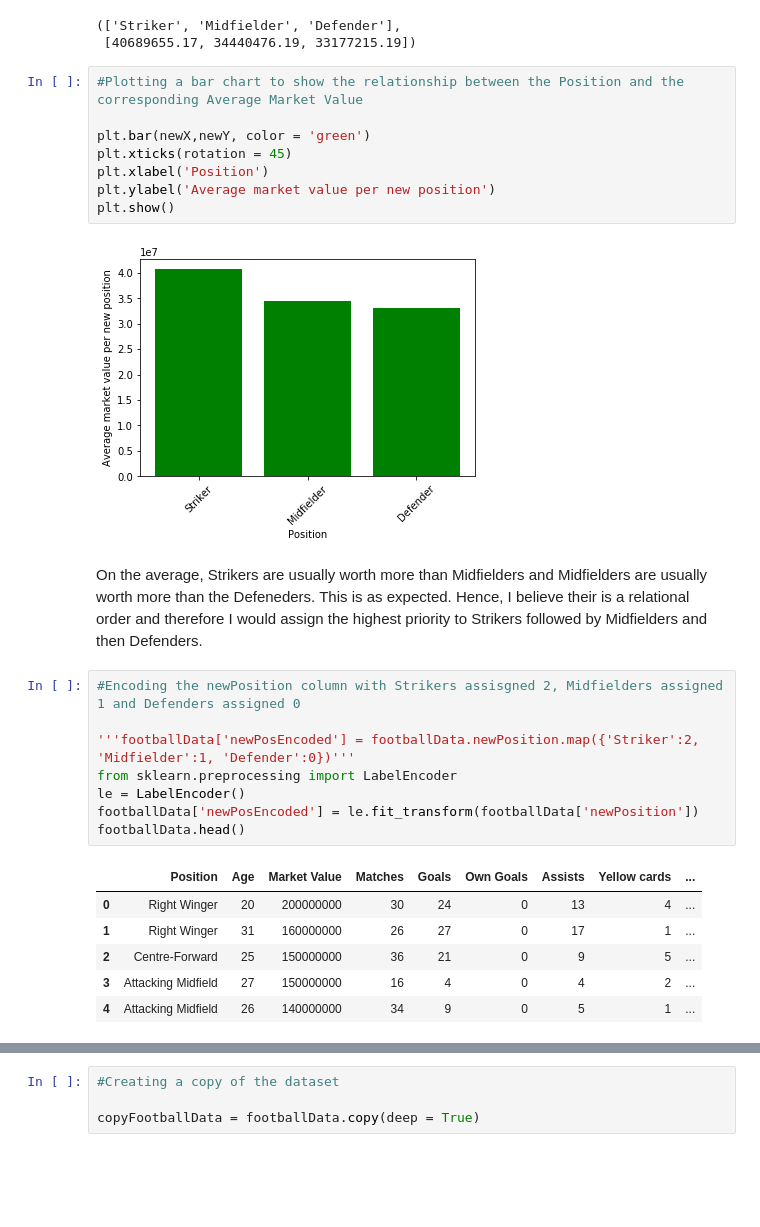
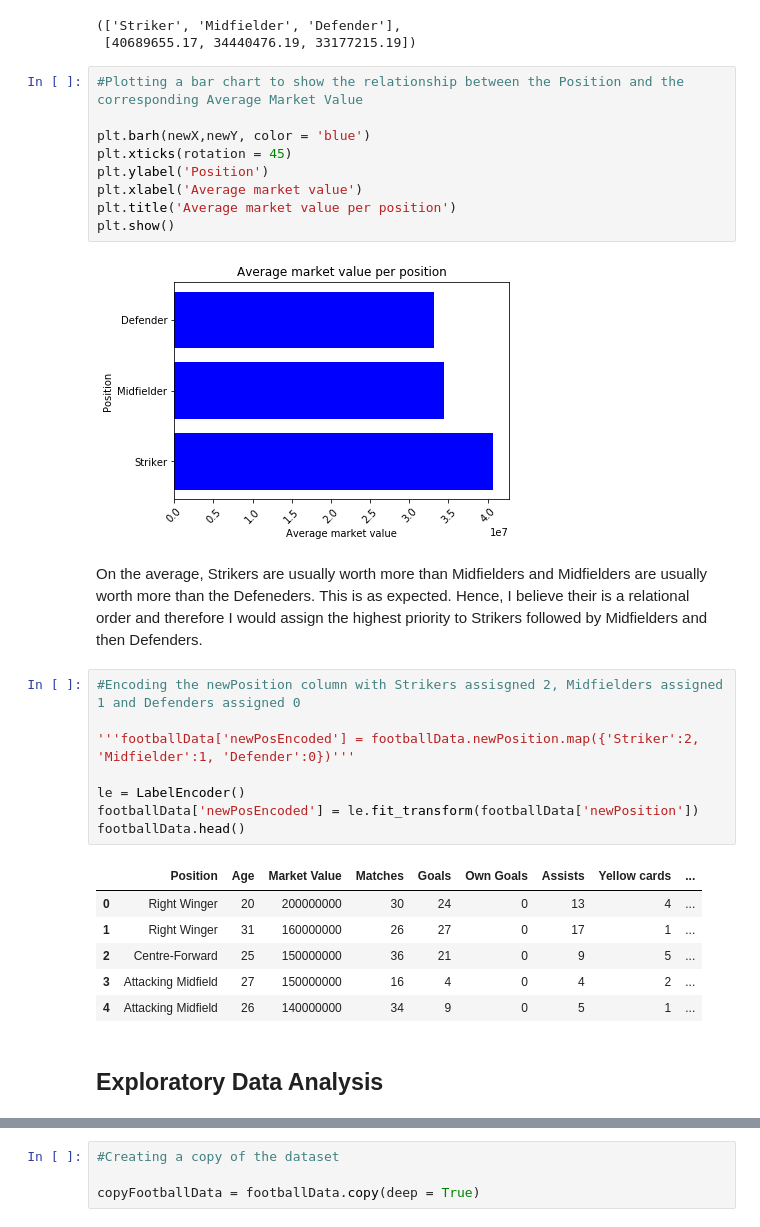
Before and after one commit to Ayoyiinka/Linear-Regression, a Jupyter notebook: marketValueRegression.ipynb, the cells around one changed output, grey strips where cells are left out. Drawn from its saved outputs; the diff is of its cells as text; blank space fills up the shorter version.

```diff
--- a/marketValueRegression.ipynb
+++ b/marketValueRegression.ipynb
@@ -254,20 +280,21 @@ newX, newY
 # %%
 #Plotting a bar chart to show the relationship between the Position and the corresponding Average Market Value
 
-plt.bar(newX,newY, color = 'green')
+plt.barh(newX,newY, color = 'blue')
 plt.xticks(rotation = 45)
-plt.xlabel('Position')
-plt.ylabel('Average market value per new position')
+plt.ylabel('Position')
+plt.xlabel('Average market value')
+plt.title('Average market value per position')
 plt.show()
 # %% [output]
-[figure, old version]
+[figure, new version]
 # %% [markdown]
 On the average, Strikers are usually worth more than Midfielders and Midfielders are usually worth more than the Defeneders. This is as expected. Hence, I believe their is a relational order and therefore I would assign the highest priority to Strikers followed by Midfielders and then Defenders.
 # %%
 #Encoding the newPosition column with Strikers assisgned 2, Midfielders assigned 1 and Defenders assigned 0
 
 '''footballData['newPosEncoded'] = footballData.newPosition.map({'Striker':2, 'Midfielder':1, 'Defender':0})'''
-from sklearn.preprocessing import LabelEncoder
+
 le = LabelEncoder()
 footballData['newPosEncoded'] = le.fit_transform(footballData['newPosition'])
 footballData.head()
@@ -278,3 +305,5 @@ footballData.head()
 | 2 | Centre-Forward | 25 | 150000000 | 36 | 21 | 0 | 9 | 5 | ... |
 | 3 | Attacking Midfield | 27 | 150000000 | 16 | 4 | 0 | 4 | 2 | ... |
 | 4 | Attacking Midfield | 26 | 140000000 | 34 | 9 | 0 | 5 | 1 | ... |
+# %% [markdown]
+## Exploratory Data Analysis
```
Also changed, not shown: parts of 51 cells of this notebook.
